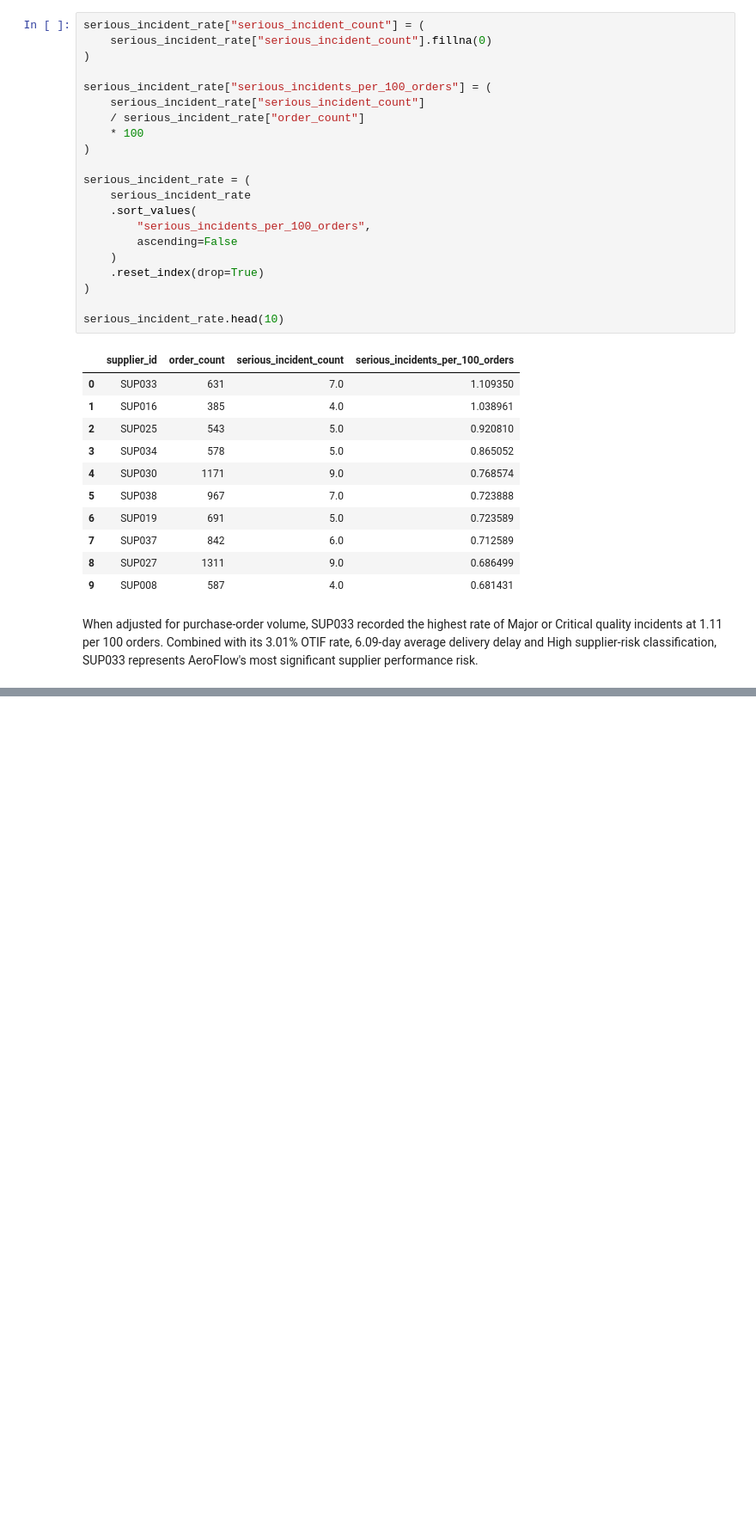
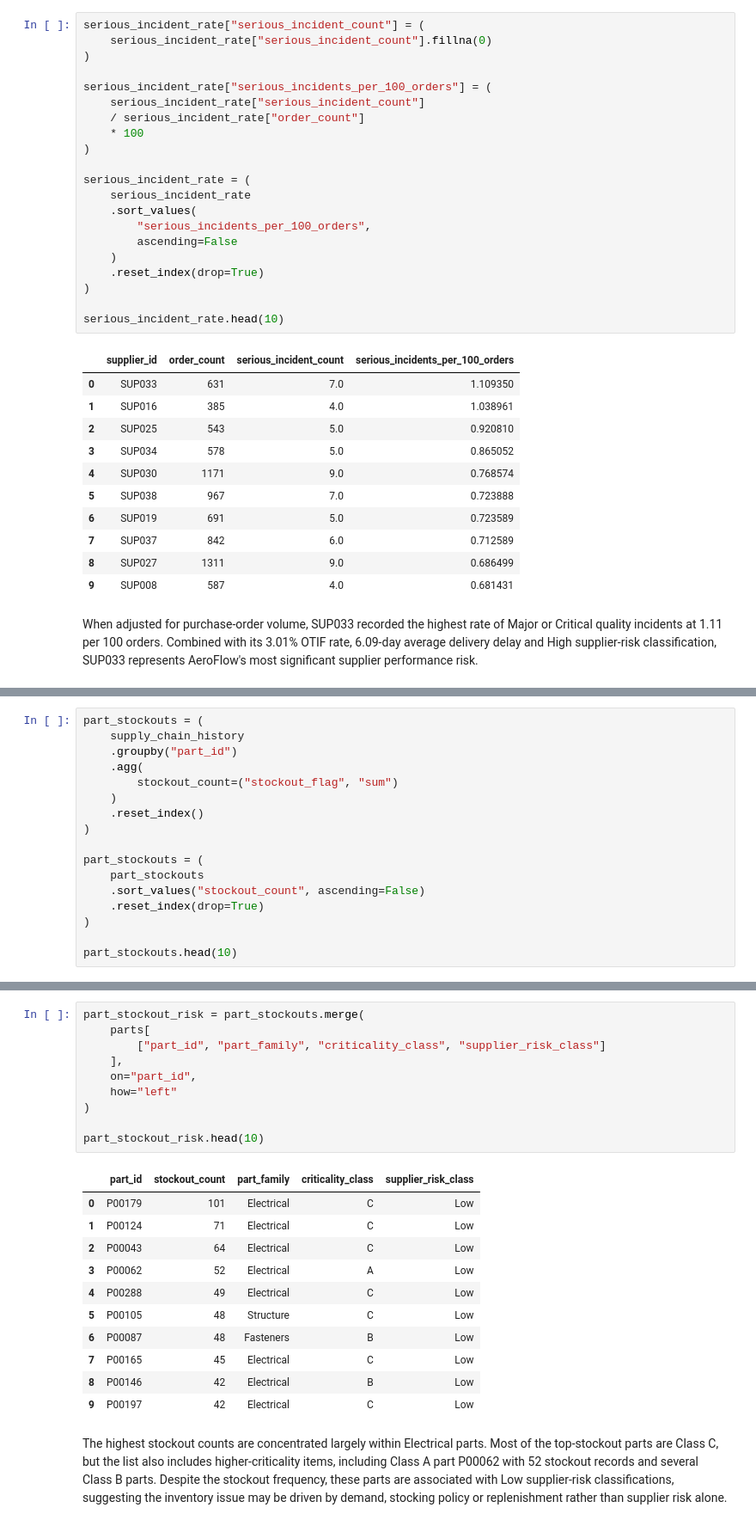
Before and after one commit to SeanNeedham/AeroFlow-Supply-Chain-Analytics, a Jupyter notebook: Python/03_exploratory_analysis.ipynb, the cells around one changed output, grey strips where cells are left out. Shown at 86% size. Cells and saved outputs as stored; diff of their text form; blank space fills up the shorter version.

```diff
--- a/Python/03_exploratory_analysis.ipynb
+++ b/Python/03_exploratory_analysis.ipynb
@@ -331,0 +337,17 @@ When adjusted for purchase-order volume, SUP033 recorded the highest rate of Maj
+# %%
+part_stockouts = (
+    supply_chain_history
+    .groupby("part_id")
+    .agg(
+        stockout_count=("stockout_flag", "sum")
+    )
+    .reset_index()
+)
+
+part_stockouts = (
+    part_stockouts
+    .sort_values("stockout_count", ascending=False)
+    .reset_index(drop=True)
+)
+
+part_stockouts.head(10)
@@ -331,0 +366,24 @@ When adjusted for purchase-order volume, SUP033 recorded the highest rate of Maj
+# %%
+part_stockout_risk = part_stockouts.merge(
+    parts[
+        ["part_id", "part_family", "criticality_class", "supplier_risk_class"]
+    ],
+    on="part_id",
+    how="left"
+)
+
+part_stockout_risk.head(10)
+# %% [output]
+|  | part_id | stockout_count | part_family | criticality_class | supplier_risk_class |
+| 0 | P00179 | 101 | Electrical | C | Low |
+| 1 | P00124 | 71 | Electrical | C | Low |
+| 2 | P00043 | 64 | Electrical | C | Low |
+| 3 | P00062 | 52 | Electrical | A | Low |
+| 4 | P00288 | 49 | Electrical | C | Low |
+| 5 | P00105 | 48 | Structure | C | Low |
+| 6 | P00087 | 48 | Fasteners | B | Low |
+| 7 | P00165 | 45 | Electrical | C | Low |
+| 8 | P00146 | 42 | Electrical | B | Low |
+| 9 | P00197 | 42 | Electrical | C | Low |
+# %% [markdown]
+The highest stockout counts are concentrated largely within Electrical parts. Most of the top-stockout parts are Class C, but the list also includes higher-criticality items, including Class A part P00062 with 52 stockout records and several Class B parts. Despite the stockout frequency, these parts are associated with Low supplier-risk classifications, suggesting the inventory issue may be driven by demand, stocking policy or replenishment rather than supplier risk alone.
```
Also changed, not shown: parts of 70 cells of this notebook.
